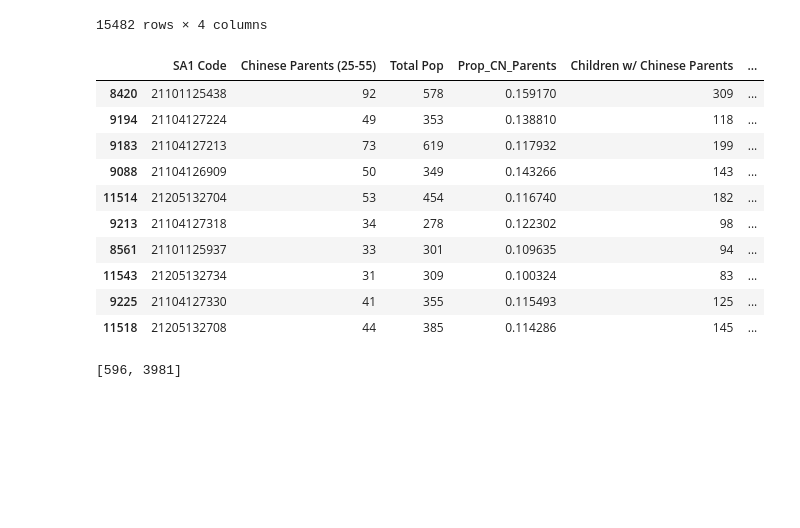
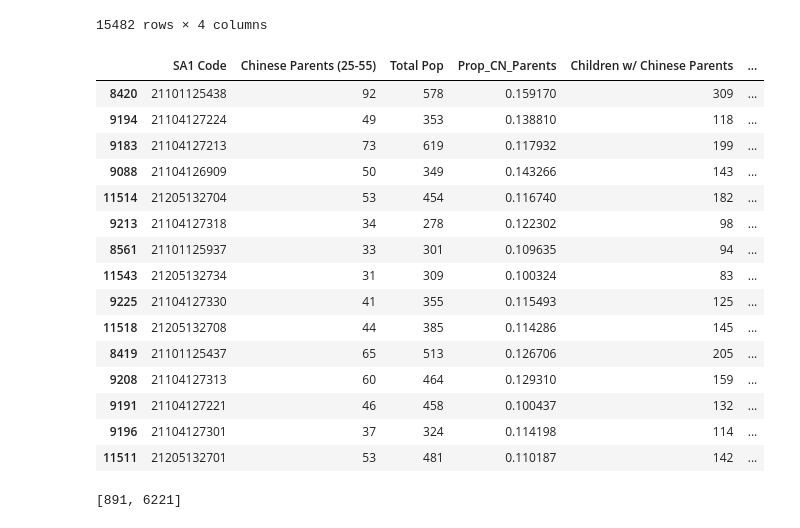
Before and after one commit to JQ4386/marketing_analysis, a Jupyter notebook: data.ipynb, the cells around one changed output. Cells and saved outputs as stored; diff of their text form; code cells hidden in the pictures; blank space fills up the shorter version.

```diff
--- a/data.ipynb
+++ b/data.ipynb
@@ -143,35 +143,40 @@ combined_df['Score'] = (combined_df['Prop_CN_Parents_z'] * 0.55 +
 # sa3_region_df = pd.read_csv("./SA3 Region - Sheet1.csv")
 # valid_SA3 = sa3_region_df['SA3s within 20km Radius'].tolist()
 
 # # filtered combined_df to only keep rows which have SA3 values in the valid SA3 list
 # valid_regions = combined_df[combined_df['SA1 Code'].astype(str).str.startswith(tuple(str(num) for num in valid_SA3))]
 # valid_regions
 
 # # made a list of all valid SA2 regions
 sa2_region_df = pd.read_csv("./SA2s - Sheet1.csv")
 valid_SA2 = sa2_region_df["SA2 Code"].tolist()
 valid_SA2
 
 # filtered combined_df to only keep rows which have SA2 values in the valid SA2 list
 valid_regions = combined_df[combined_df['SA1 Code'].astype(str).str.startswith(tuple(str(num) for num in valid_SA2))]
 valid_regions
 
 # sort by score and select top 20
-top_regions = valid_regions.sort_values('Score', ascending=False).head(10)
+top_regions = valid_regions.sort_values('Score', ascending=False).head(15)
 top_regions
 # %% [output]
 |  | SA1 Code | Chinese Parents (25-55) | Total Pop | Prop_CN_Parents | Children w/ Chinese Parents | ... |
 | 8420 | 21101125438 | 92 | 578 | 0.159170 | 309 | ... |
 | 9194 | 21104127224 | 49 | 353 | 0.138810 | 118 | ... |
 | 9183 | 21104127213 | 73 | 619 | 0.117932 | 199 | ... |
 | 9088 | 21104126909 | 50 | 349 | 0.143266 | 143 | ... |
 | 11514 | 21205132704 | 53 | 454 | 0.116740 | 182 | ... |
 | 9213 | 21104127318 | 34 | 278 | 0.122302 | 98 | ... |
 | 8561 | 21101125937 | 33 | 301 | 0.109635 | 94 | ... |
 | 11543 | 21205132734 | 31 | 309 | 0.100324 | 83 | ... |
 | 9225 | 21104127330 | 41 | 355 | 0.115493 | 125 | ... |
 | 11518 | 21205132708 | 44 | 385 | 0.114286 | 145 | ... |
+| 8419 | 21101125437 | 65 | 513 | 0.126706 | 205 | ... |
+| 9208 | 21104127313 | 60 | 464 | 0.129310 | 159 | ... |
+| 9191 | 21104127221 | 46 | 458 | 0.100437 | 132 | ... |
+| 9196 | 21104127301 | 37 | 324 | 0.114198 | 114 | ... |
+| 11511 | 21205132701 | 53 | 481 | 0.110187 | 142 | ... |
 # %%
 [top_regions["Total"].sum(), top_regions["Total Pop"].sum()]
 # %% [output]
-[596, 3981]
+[891, 6221]
```
Also changed, not shown: 1 other file.
